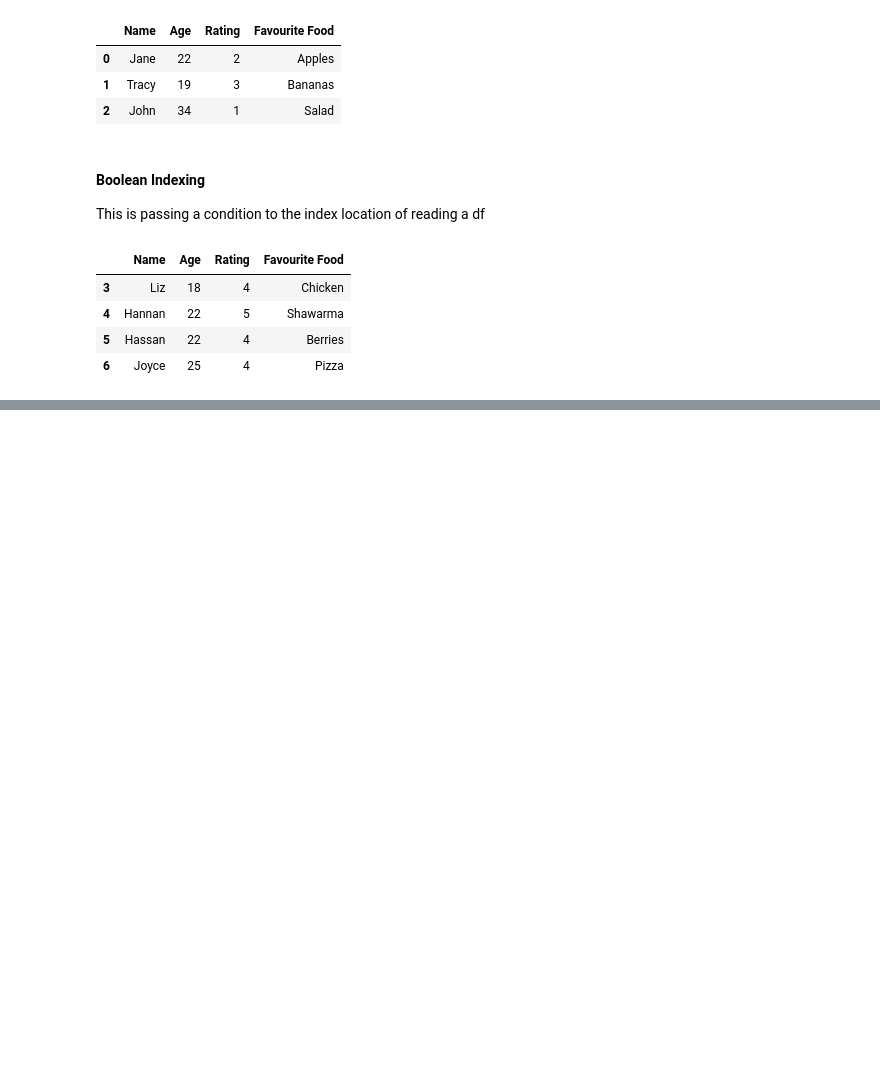
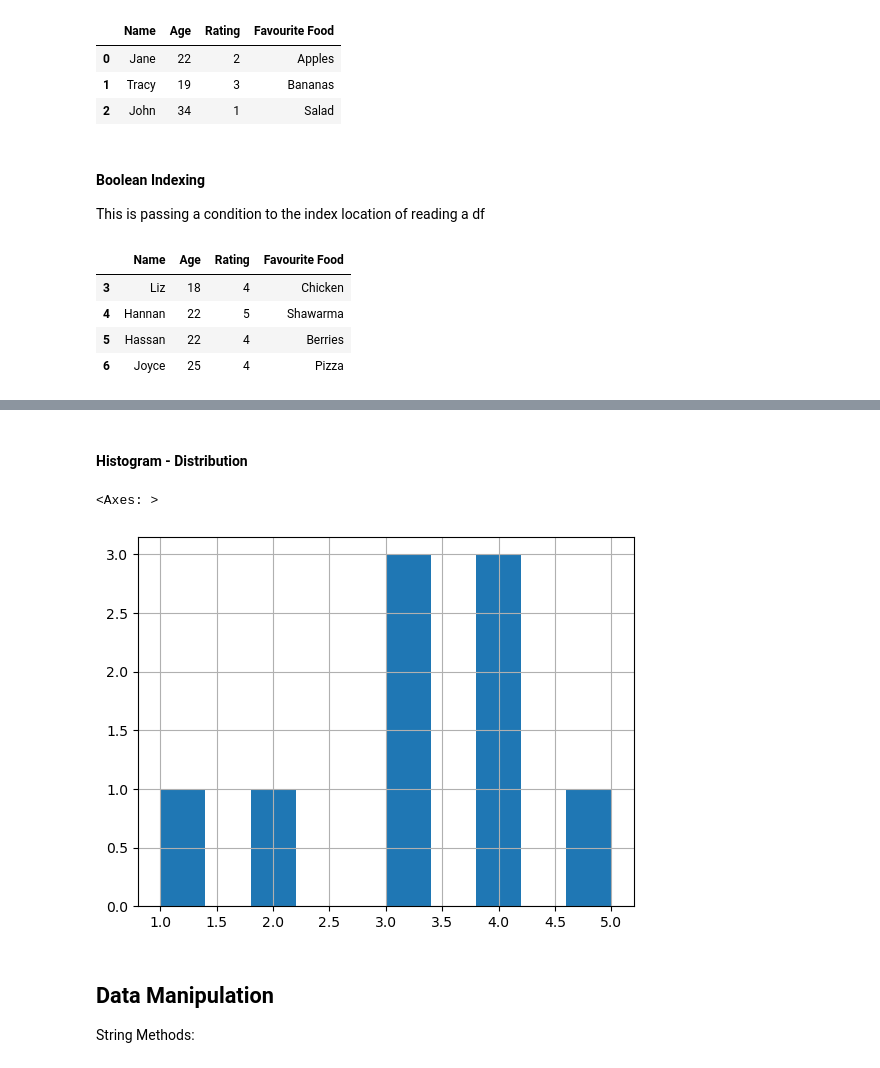
Before and after one commit to hassanShakur/data-science, a Jupyter notebook: pandas-intro.ipynb, the cells around one changed output, grey strips where cells are left out. Drawn from its saved outputs; the diff is of its cells as text; code cells hidden in the pictures; blank space fills up the shorter version.

Commit message:
pandas data manipulation

```diff
--- a/pandas-intro.ipynb
+++ b/pandas-intro.ipynb
@@ -191,0 +245,11 @@ people[people.Rating > 3]
+# %% [markdown]
+#### Histogram - Distribution
+# %%
+people.Rating.hist()
+# %% [output]
+<Axes: >
+[figure, added]
+# %% [markdown]
+## Data Manipulation
+
+String Methods:
```
Also changed, not shown: parts of 14 cells of this notebook.
